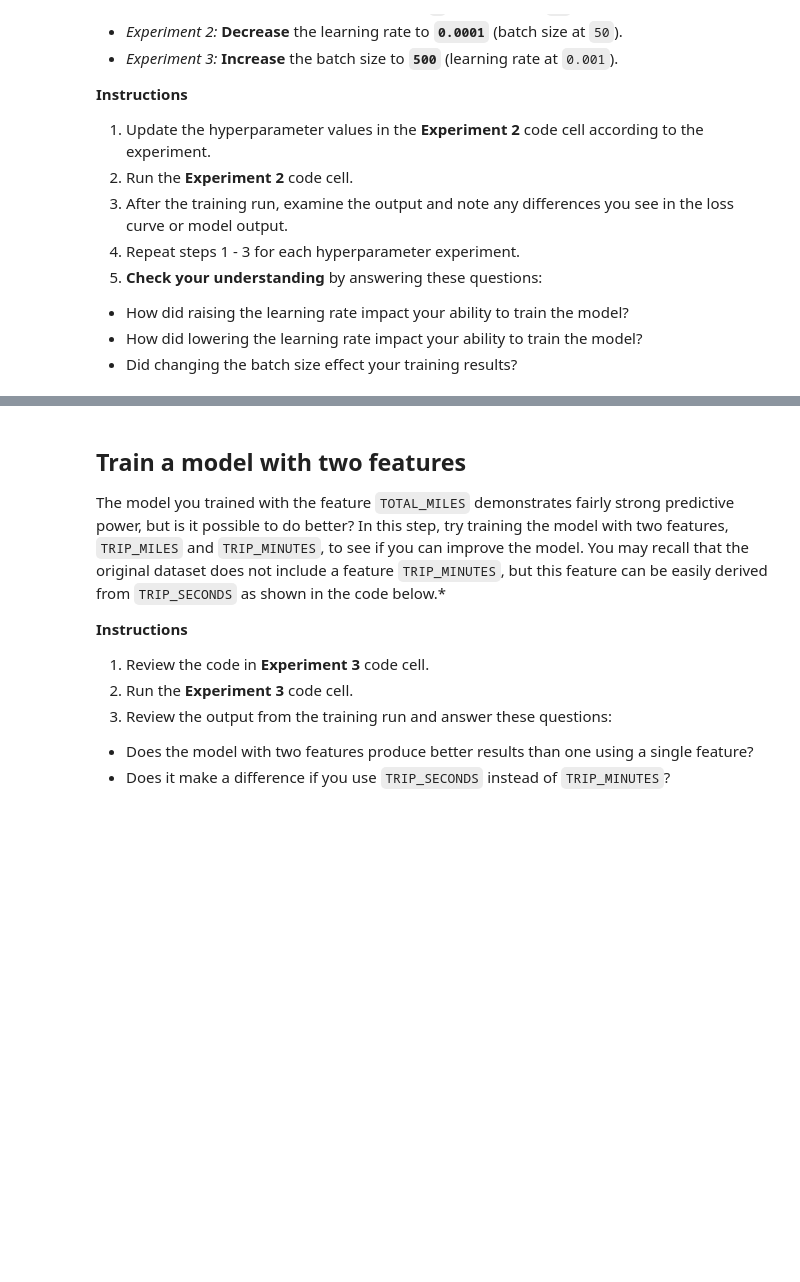
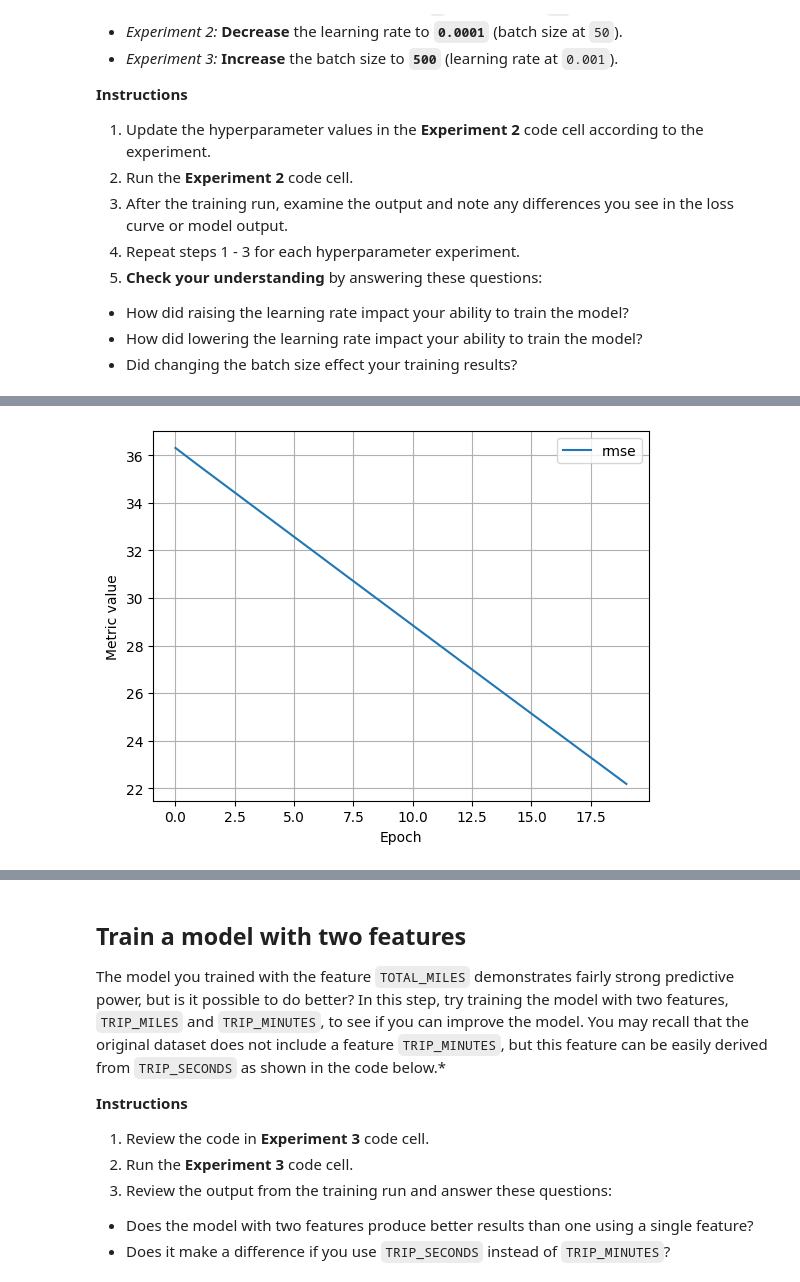
Before and after one commit to uvanimi/hello-world, a Jupyter notebook: ml/cc/exercises/linear_regression_taxi.ipynb, the cells around one changed output, grey strips where cells are left out. Drawn from its saved outputs; the diff is of its cells as text; code cells hidden in the pictures; blank space fills up the shorter version.

```diff
--- a/ml/cc/exercises/linear_regression_taxi.ipynb
+++ b/ml/cc/exercises/linear_regression_taxi.ipynb
@@ -426,7 +459,7 @@ It is common with machine learning to run multiple experiments to find the best
 settings_2 = ml_edu.experiment.ExperimentSettings(
     learning_rate = 0.001,
     number_epochs = 20,
-    batch_size = 50,
+    batch_size = 500,
     input_features = ['TRIP_MILES']
 )
 
@@ -438,3 +471,4 @@ experiment_2 = train_model('one_feature_hyper', model_2, training_df, 'FARE', se
 
 ml_edu.results.plot_experiment_metrics(experiment_2, ['rmse'])
 ml_edu.results.plot_model_predictions(experiment_2, training_df, 'FARE')
+# %% [output]
@@ -441,3 +493,4 @@ ml_edu.results.plot_model_predictions(experiment_2, training_df, 'FARE')
+[figure, added]
 # %%
 #@title Double-click to view answers for hyperparameter experiments
 
```
Also changed, not shown: parts of 5 cells of this notebook.
